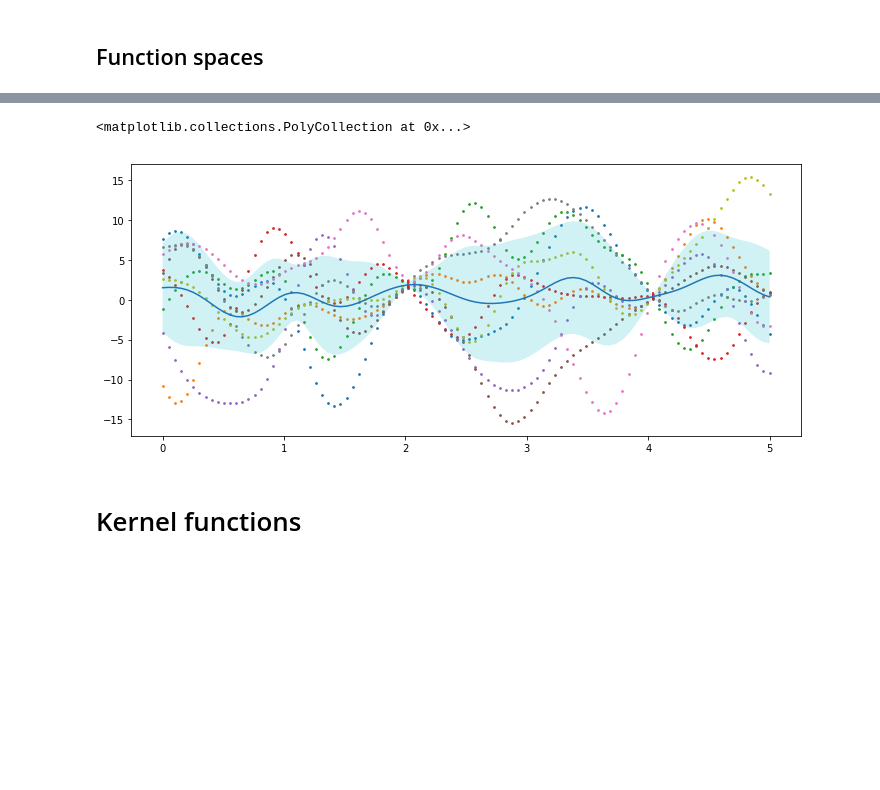
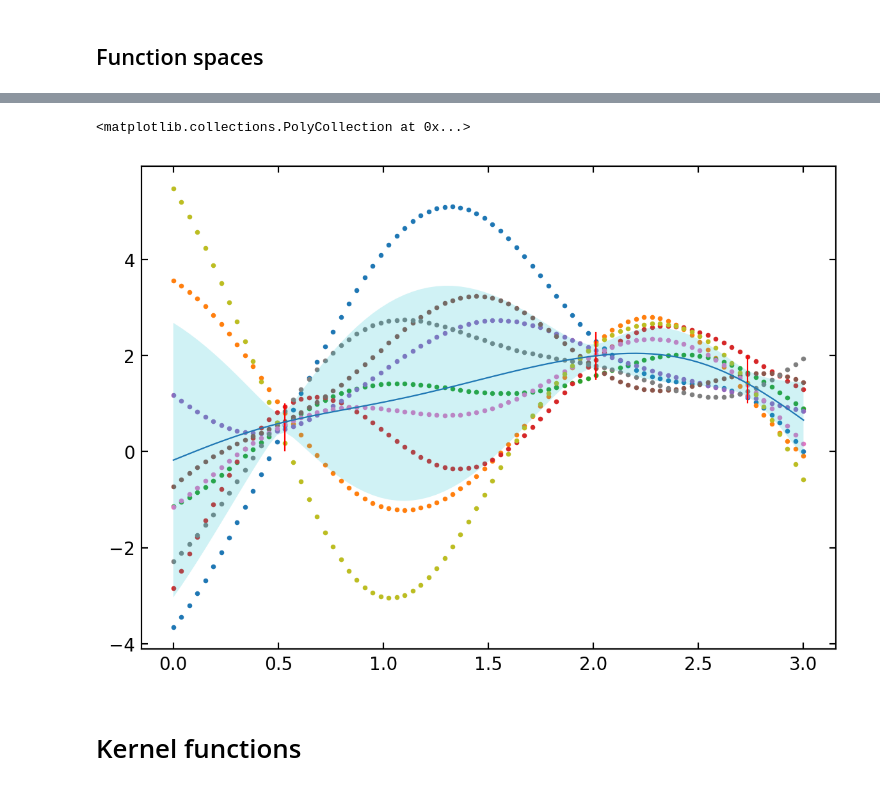
Before and after one commit to eniaxhakaj/phys_learning, a Jupyter notebook: gaussian_processes/manual_gp.ipynb, the cells around one changed output, grey strips where cells are left out. Cells and saved outputs as stored; diff of their text form; code cells hidden in the pictures; blank space fills up the shorter version.

```diff
--- a/gaussian_processes/manual_gp.ipynb
+++ b/gaussian_processes/manual_gp.ipynb
@@ -139,11 +142,11 @@ ax.fill_between(goals, pred_ys - np.sqrt(var_ys), pred_ys + np.sqrt(var_ys), alp
 ## Function spaces
 # %%
 # Lets assume we just have a set of x variables
-x = np.linspace(0, 5, 100)
+x = np.linspace(0, 3, 80)
 
 # We also have a covariance function and mean function + hyperparams
-max_covariance = 40
-length_scale = 0.1
+max_covariance = 10
+length_scale = 0.5
 
 def fs_covariance_function(x):
     xCol = np.expand_dims(x, 1)
@@ -163,7 +166,7 @@ mean_vector = fs_mean_function(x)
 # the constraints by the hyperparams.
 # e.g. increasing the max_cov increases the range of the function
 # increasing the length scale decreases the rate at which the function varies
-_, ax = plt.subplots(figsize=(12, 5))
+_, ax = plt.subplots(figsize=(6, 5))
 for i in range(9):
     y_pred = np.random.multivariate_normal(mean_vector, cov_matrix)
     ax.scatter(x, y_pred, s=3)
@@ -172,12 +175,13 @@ for i in range(9):
 # %%
 # We can add a couple of observations to constrain the valid functions.
 # Let's say that we know that at x = 2 our value is 2 and at x = 4 it is 0, in both cases +/- 0.5
-x = np.linspace(0, 5, 100)
 idx_2 = np.searchsorted(x, 2)
-idx_4 = np.searchsorted(x, 4)
+idx_4 = np.searchsorted(x, 0.5)
+idx_5 = np.searchsorted(x, 2.7)
 
-_, ax = plt.subplots(figsize=(12, 5))
-ax.errorbar([x[idx_2], x[idx_4]], [2, 0.5], yerr=0.5, color="red", ls="")
+
+_, ax = plt.subplots(figsize=(7, 5))
+ax.errorbar([x[idx_2], x[idx_4], x[idx_5]], [2, 0.5, 1.5], yerr=0.5, color="red", ls="")
 num_runs = 9
 mean = np.zeros((num_runs, len(x)))
 for i in range(num_runs):
@@ -185,35 +189,35 @@ for i in range(num_runs):
         y_pred = np.random.multivariate_normal(mean_vector, cov_matrix)
         # This is a simplification. We should prefer things closer to the center and not have a hard cutoff
         # I'm not sure if p(accept) should be a gaussian, in which case we would be biased
         # closer to the mean function.
-        if 1.5 < y_pred[idx_2] < 2.5 and 0 < y_pred[idx_4] < 1:
+        if 1.5 < y_pred[idx_2] < 2.5 and 0 < y_pred[idx_4] < 1 and 1 < y_pred[idx_5] < 2:
             break
     ax.scatter(x, y_pred, s=3)
     mean[i] = y_pred
 
 
 # We can match out observations by waiting until be have a mv_gaussian that hits them. This tightly
 # constrains points near to our observation and weakly constrains points further away.
 # You can imagine that with enough "gates" (data points) to go through, all locations are well constrained.
 # This is fantastically slow way of sampling from a mv_gauss with constraints. The linear algebra
 # I used above and don't understand is just a fast way of sampling y* given y and a covariance matrix.
 
 # But this is all GP is - given some hyperparams (description of how func should vary) and some
 # data constraints (description of gates the func should pass through) we can find all possible
 # funcs that satisfy these two criteria.
 # By finding all possible solutions, we can then get the mean value of those functions at each point
 # We can also find the dispersion in the possible functions and that is the variance.
 # Note that above we got the variance by using more linear algebra I don't understand yet. In the same way
 # that you can use the covariance matrix to sample y* you can use it to find the dispersion of possible
 # vals at that x.
 
 func_mean = np.mean(mean, axis=0)
 func_std = np.std(mean, axis=0)
 ax.plot(x, func_mean)
 ax.fill_between(x, func_mean - func_std, func_mean + func_std, alpha=0.2)
 # %% [output]
 <matplotlib.collections.PolyCollection at 0x...>
-[figure, old version]
+[figure, new version]
 # %% [markdown]
 # Kernel functions
 # %%
```
Also changed, not shown: parts of 8 cells of this notebook.
